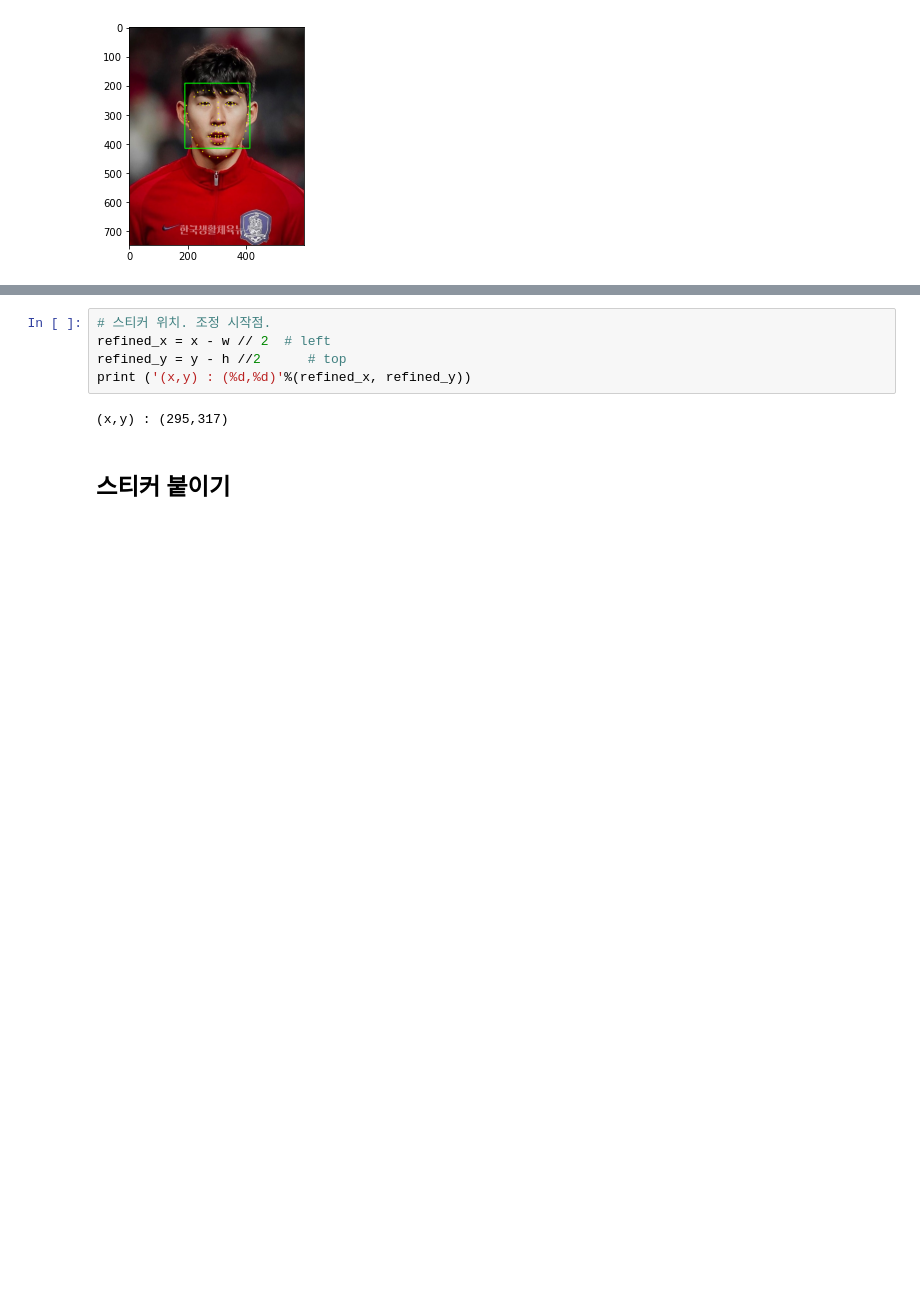
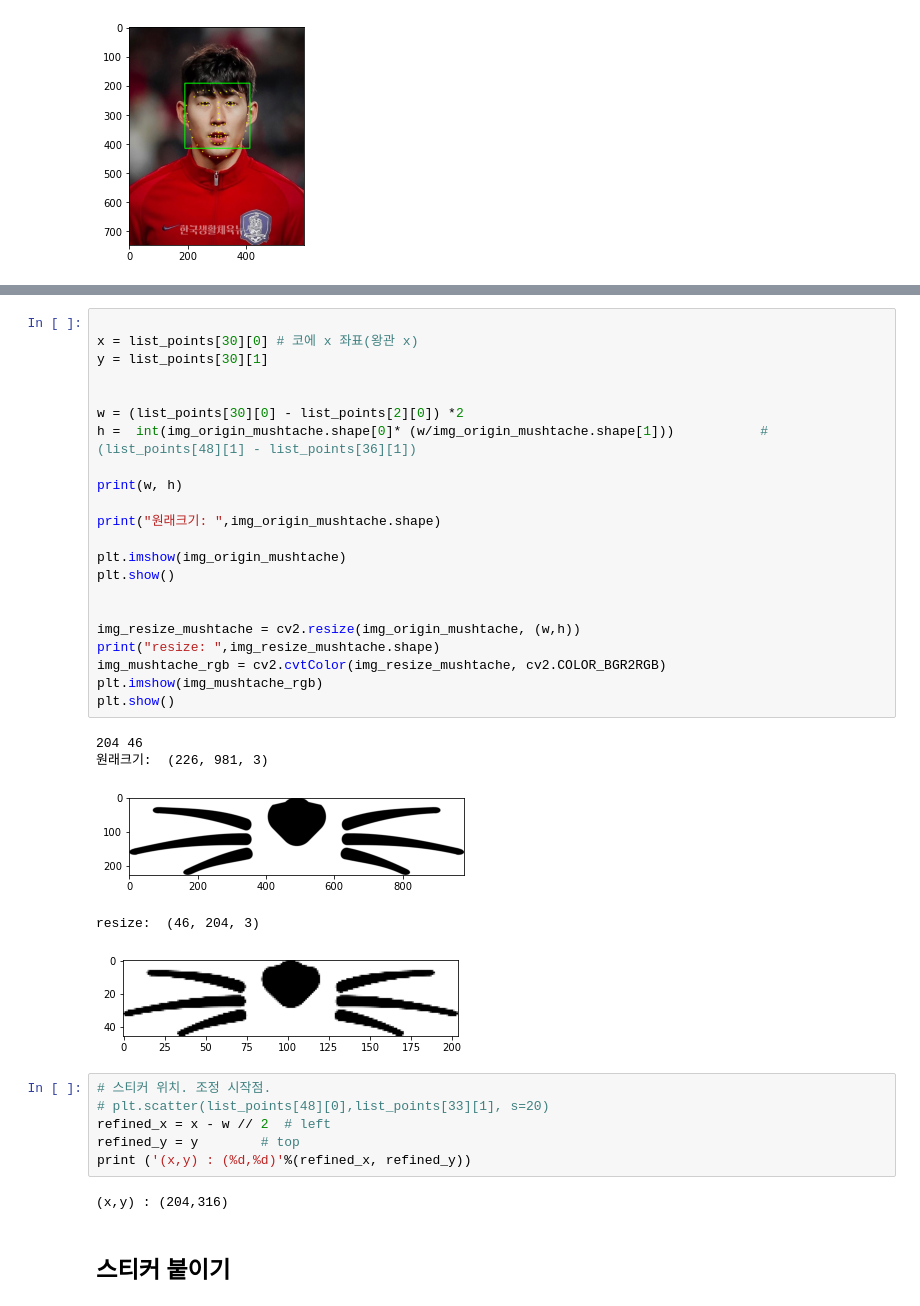
Before and after one commit to ittapa/AIFFEL-FILP-CODING, a Jupyter notebook: lms/01-EXPLORATION/E10-camera_sticker_app/02-project_cat.ipynb, the cells around one changed output, grey strips where cells are left out. Saved outputs shown, nothing was run; the diff lists cells and outputs as text; blank space fills up the shorter version.

```diff
--- a/lms/01-EXPLORATION/E10-camera_sticker_app/02-project_cat.ipynb
+++ b/lms/01-EXPLORATION/E10-camera_sticker_app/02-project_cat.ipynb
@@ -172,10 +174,39 @@ resize:  (66, 22, 3)
+# %%
+
+x = list_points[30][0] # 코에 x 좌표(왕관 x)
+y = list_points[30][1]
+
+
+w = (list_points[30][0] - list_points[2][0]) *2
+h =  int(img_origin_mushtache.shape[0]* (w/img_origin_mushtache.shape[1]))           #(list_points[48][1] - list_points[36][1])
+
+print(w, h)
+
+print("원래크기: ",img_origin_mushtache.shape)
+
+plt.imshow(img_origin_mushtache)
+plt.show()
+
+
+img_resize_mushtache = cv2.resize(img_origin_mushtache, (w,h))
+print("resize: ",img_resize_mushtache.shape)
+img_mushtache_rgb = cv2.cvtColor(img_resize_mushtache, cv2.COLOR_BGR2RGB)
+plt.imshow(img_mushtache_rgb)
+plt.show()
+# %% [output]
+204 46
+원래크기:  (226, 981, 3)
+[figure, added]
+resize:  (46, 204, 3)
+[figure, added]
 # %%
 # 스티커 위치. 조정 시작점.
+# plt.scatter(list_points[48][0],list_points[33][1], s=20)
 refined_x = x - w // 2  # left
-refined_y = y - h //2      # top
+refined_y = y        # top
 print ('(x,y) : (%d,%d)'%(refined_x, refined_y))
 # %% [output]
-(x,y) : (295,317)
+(x,y) : (204,316)
 # %% [markdown]
 ## 스티커 붙이기
 # %%
```
Also changed, not shown: parts of 24 cells of this notebook, 5 other files.
